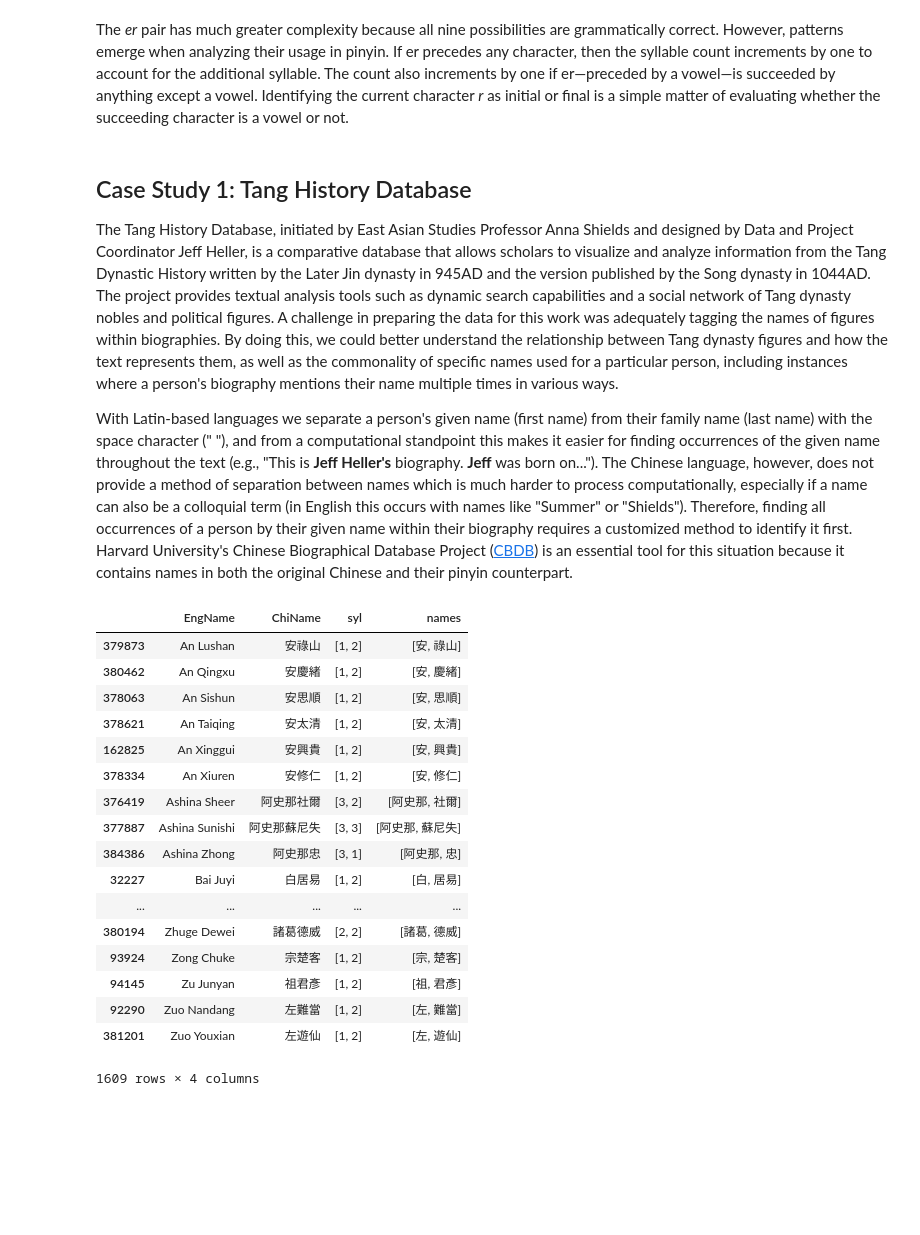
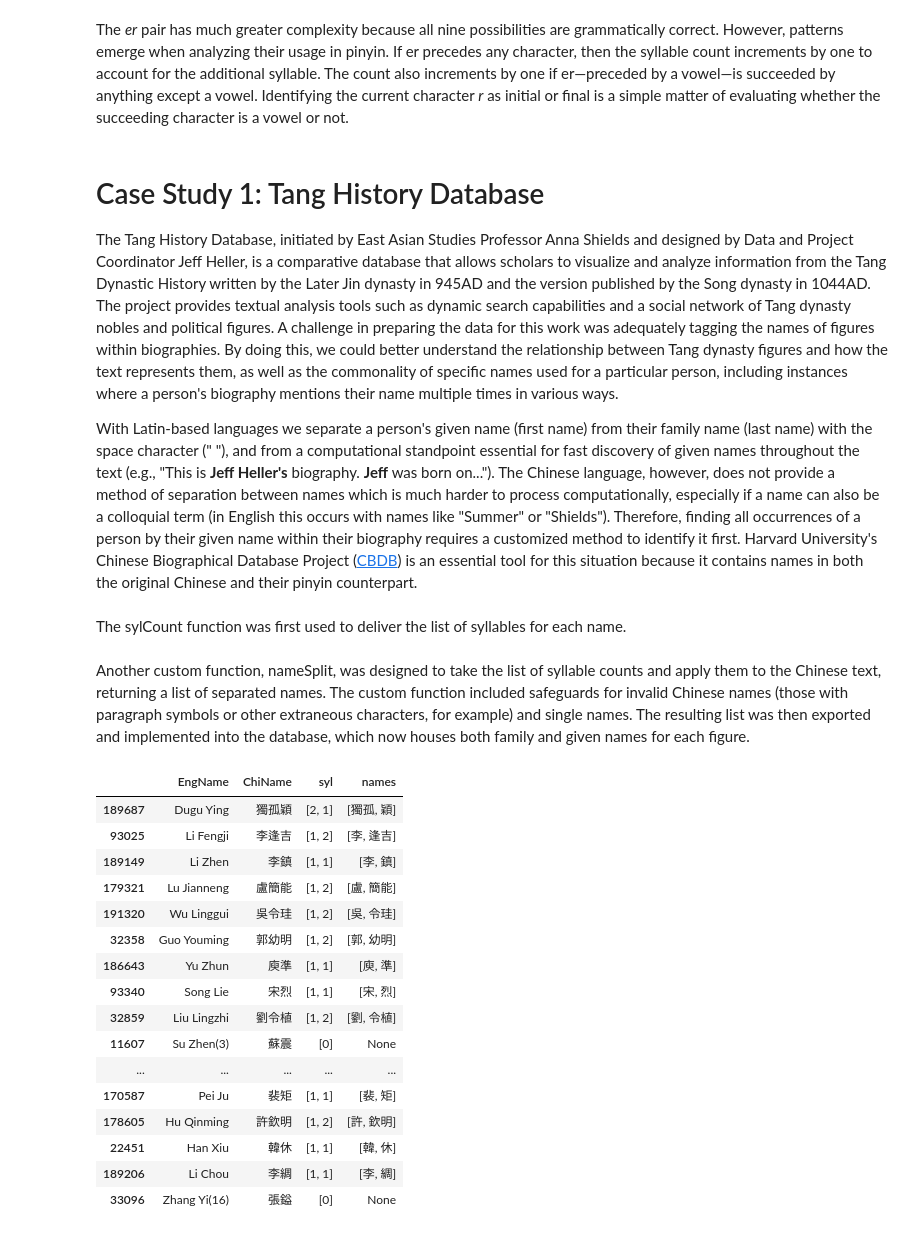
Before and after one commit to JHGFD82/ChineseSyllableCountGeneratorDraftNotes, a Jupyter notebook: Chinese Syllable Count Generator.ipynb, the cells around one changed output. Cells and saved outputs as stored; diff of their text form; code cells hidden in the pictures; blank space fills up the shorter version.

Commit message:
Added function evaluation illustration

```diff
--- a/Chinese Syllable Count Generator.ipynb
+++ b/Chinese Syllable Count Generator.ipynb
@@ -518,7 +523,9 @@ def sylCount(text, crumbs=False, errorReport=False, CBDB=False, wg=False):
     else:
         return sylCount
 # %% [markdown]
-## Case Study 1: Tang History Database
+# Case Study 1: Tang History Database
 The Tang History Database, initiated by East Asian Studies Professor Anna Shields and designed by Data and Project Coordinator Jeff Heller, is a comparative database that allows scholars to visualize and analyze information from the Tang Dynastic History written by the Later Jin dynasty in 945AD and the version published by the Song dynasty in 1044AD. The project provides textual analysis tools such as dynamic search capabilities and a social network of Tang dynasty nobles and political figures. A challenge in preparing the data for this work was adequately tagging the names of figures within biographies. By doing this, we could better understand the relationship between Tang dynasty figures and how the text represents them, as well as the commonality of specific names used for a particular person, including instances where a person's biography mentions their name multiple times in various ways.
 
-With Latin-based languages we separate a person's given name (first name) from their family name (last name) with the space character (" "), and from a computational standpoint this makes it easier for finding occurrences of the given name throughout the text (e.g., "This is **Jeff Heller's** biography. **Jeff** was born on..."). The Chinese language, however, does not provide a method of separation between names which is much harder to process computationally, especially if a name can also be a colloquial term (in English this occurs with names like "Summer" or "Shields"). Therefore, finding all occurrences of a person by their given name within their biography requires a customized method to identify it first. Harvard University's Chinese Biographical Database Project ([CBDB](https://projects.iq.harvard.edu/cbdb/home)) is an essential tool for this situation because it contains names in both the original Chinese and their pinyin counterpart.
+With Latin-based languages we separate a person's given name (first name) from their family name (last name) with the space character (" "), and from a computational standpoint essential for fast discovery of given names throughout the text (e.g., "This is **Jeff Heller's** biography. **Jeff** was born on..."). The Chinese language, however, does not provide a method of separation between names which is much harder to process computationally, especially if a name can also be a colloquial term (in English this occurs with names like "Summer" or "Shields"). Therefore, finding all occurrences of a person by their given name within their biography requires a customized method to identify it first. Harvard University's Chinese Biographical Database Project ([CBDB](https://projects.iq.harvard.edu/cbdb/home)) is an essential tool for this situation because it contains names in both the original Chinese and their pinyin counterpart.
+# %% [markdown]
+The sylCount function was first used to deliver the list of syllables for each name.
@@ -525,57 +545,53 @@ With Latin-based languages we separate a person's given name (first name) from t
+# %% [markdown]
+Another custom function, nameSplit, was designed to take the list of syllable counts and apply them to the Chinese text, returning a list of separated names. The custom function included safeguards for invalid Chinese names (those with paragraph symbols or other extraneous characters, for example) and single names. The resulting list was then exported and implemented into the database, which now houses both family and given names for each figure.
 # %%
-# Import necessary packages
-import pandas as pd
+# Define nameSplit function to facilitate separation of family name from given name
+def nameSplit(chiName, syls, selector=0, collect=False):
+    '''Separate Chinese characters based on supplied list of syllable counts'''
 
-# Import name data to be split
-names = pd.read_csv('data/TangHistoryNames.csv', index_col=0,
-                    names=['EngName', 'ChiName'])
-
-#
-names['ChiName'] = names['ChiName'].str.replace('\u3000', ' ').replace(' ', '')
-
-names['syl'] = names['EngName'].apply(sylCount)
-
-
-def nameSplit(chiName, syls, selector=0, collect=False):
-
-    if len(syls) < 2:
-        return None
+    if len(syls) < 2: # If there is only one syllable for a given name (no splitting needed)
+        if syls == [0]:
+            return None # Errors found in sylCount process result in null values
+        else:
+            return [chiName] # Single names are returned
     else:
         names = []
 
-    if collect:
+    if collect: # If collect parameter is true, separate each Chinese phrase in list
         for i, n in enumerate(syls):
             cut = sum(syls[:i])
             names.append(chiName[cut:cut+n])
-    else:
+    else: # Otherwise, return whichever name is specified in selector parameter
         cut = sum(syls[:selector])
         names = chiName[cut:cut+syls[selector]]
 
     return names
 
 
+# Apply the function to each row and return results to 'names' column
 names['names'] = names.apply(lambda x: nameSplit(
     x['ChiName'], x['syl'], collect=True), axis=1)
-display(names)
+
+# Display 20 random rows
+display(names.sample(n=20))
 # %% [output]
 |  | EngName | ChiName | syl | names |
-| 379873 | An Lushan | 安祿山 | [1, 2] | [安, 祿山] |
-| 380462 | An Qingxu | 安慶緒 | [1, 2] | [安, 慶緒] |
-| 378063 | An Sishun | 安思順 | [1, 2] | [安, 思順] |
-| 378621 | An Taiqing | 安太清 | [1, 2] | [安, 太清] |
-| 162825 | An Xinggui | 安興貴 | [1, 2] | [安, 興貴] |
-| 378334 | An Xiuren | 安修仁 | [1, 2] | [安, 修仁] |
-| 376419 | Ashina Sheer | 阿史那社爾 | [3, 2] | [阿史那, 社爾] |
-| 377887 | Ashina Sunishi | 阿史那蘇尼失 | [3, 3] | [阿史那, 蘇尼失] |
-| 384386 | Ashina Zhong | 阿史那忠 | [3, 1] | [阿史那, 忠] |
-| 32227 | Bai Juyi | 白居易 | [1, 2] | [白, 居易] |
+| 189687 | Dugu Ying | 獨孤穎 | [2, 1] | [獨孤, 穎] |
+| 93025 | Li Fengji | 李逢吉 | [1, 2] | [李, 逢吉] |
+| 189149 | Li Zhen | 李鎮 | [1, 1] | [李, 鎮] |
+| 179321 | Lu Jianneng | 盧簡能 | [1, 2] | [盧, 簡能] |
+| 191320 | Wu Linggui | 吳令珪 | [1, 2] | [吳, 令珪] |
+| 32358 | Guo Youming | 郭幼明 | [1, 2] | [郭, 幼明] |
+| 186643 | Yu Zhun | 庾準 | [1, 1] | [庾, 準] |
+| 93340 | Song Lie | 宋烈 | [1, 1] | [宋, 烈] |
+| 32859 | Liu Lingzhi | 劉令植 | [1, 2] | [劉, 令植] |
+| 11607 | Su Zhen(3) | 蘇震 | [0] | None |
 | ... | ... | ... | ... | ... |
-| 380194 | Zhuge Dewei | 諸葛德威 | [2, 2] | [諸葛, 德威] |
-| 93924 | Zong Chuke | 宗楚客 | [1, 2] | [宗, 楚客] |
-| 94145 | Zu Junyan | 祖君彥 | [1, 2] | [祖, 君彥] |
-| 92290 | Zuo Nandang | 左難當 | [1, 2] | [左, 難當] |
-| 381201 | Zuo Youxian | 左遊仙 | [1, 2] | [左, 遊仙] |
+| 170587 | Pei Ju | 裴矩 | [1, 1] | [裴, 矩] |
+| 178605 | Hu Qinming | 許欽明 | [1, 2] | [許, 欽明] |
+| 22451 | Han Xiu | 韓休 | [1, 1] | [韓, 休] |
+| 189206 | Li Chou | 李綢 | [1, 1] | [李, 綢] |
+| 33096 | Zhang Yi(16) | 張鎰 | [0] | None |
-1609 rows × 4 columns
 # %%
 import pandas as pd
 
```
Also changed, not shown: parts of 16 cells of this notebook, 2 other files.
